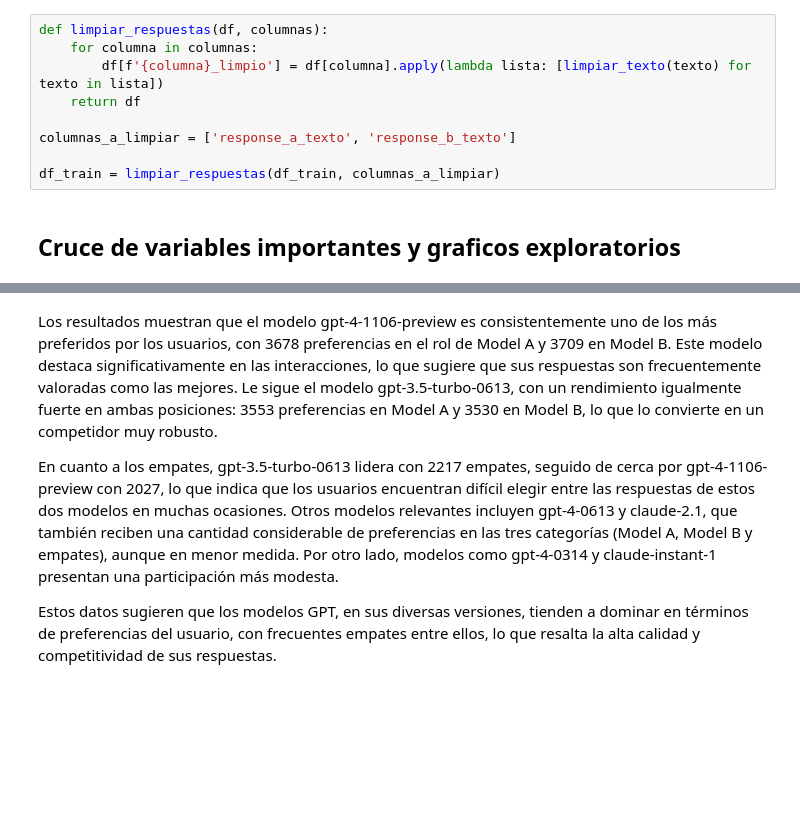
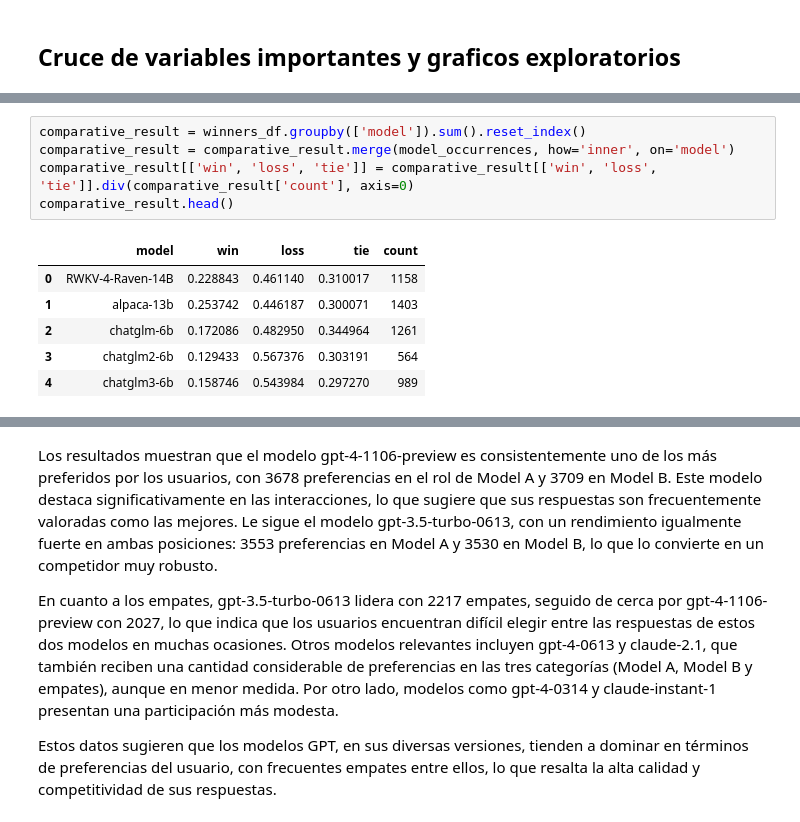
Before and after one commit to FabianJuarez182/P2-DS, a Jupyter notebook: Proyect.ipynb, the cells around one changed output, grey strips where cells are left out. Saved outputs shown, nothing was run; the diff lists cells and outputs as text; blank space fills up the shorter version.

```diff
--- a/Proyect.ipynb
+++ b/Proyect.ipynb
@@ -157,12 +159,3 @@ Terminando de limpiar:
-# %%
-def limpiar_respuestas(df, columnas):
-    for columna in columnas:
-        df[f'{columna}_limpio'] = df[columna].apply(lambda lista: [limpiar_texto(texto) for texto in lista])
-    return df
-
-columnas_a_limpiar = ['response_a_texto', 'response_b_texto']
-
-df_train = limpiar_respuestas(df_train, columnas_a_limpiar)
 # %% [markdown]
 ## Cruce de variables importantes y graficos exploratorios
 # %%
@@ -215,0 +235,12 @@ top_winner_model_a, top_winner_model_b, tie_counts
+# %%
+comparative_result = winners_df.groupby(['model']).sum().reset_index()
+comparative_result = comparative_result.merge(model_occurrences, how='inner', on='model')
+comparative_result[['win', 'loss', 'tie']] = comparative_result[['win', 'loss', 'tie']].div(comparative_result['count'], axis=0)
+comparative_result.head()
+# %% [output]
+|  | model | win | loss | tie | count |
+| 0 | RWKV-4-Raven-14B | 0.228843 | 0.461140 | 0.310017 | 1158 |
+| 1 | alpaca-13b | 0.253742 | 0.446187 | 0.300071 | 1403 |
+| 2 | chatglm-6b | 0.172086 | 0.482950 | 0.344964 | 1261 |
+| 3 | chatglm2-6b | 0.129433 | 0.567376 | 0.303191 | 564 |
+| 4 | chatglm3-6b | 0.158746 | 0.543984 | 0.297270 | 989 |
```
Also changed, not shown: parts of 21 cells of this notebook.
